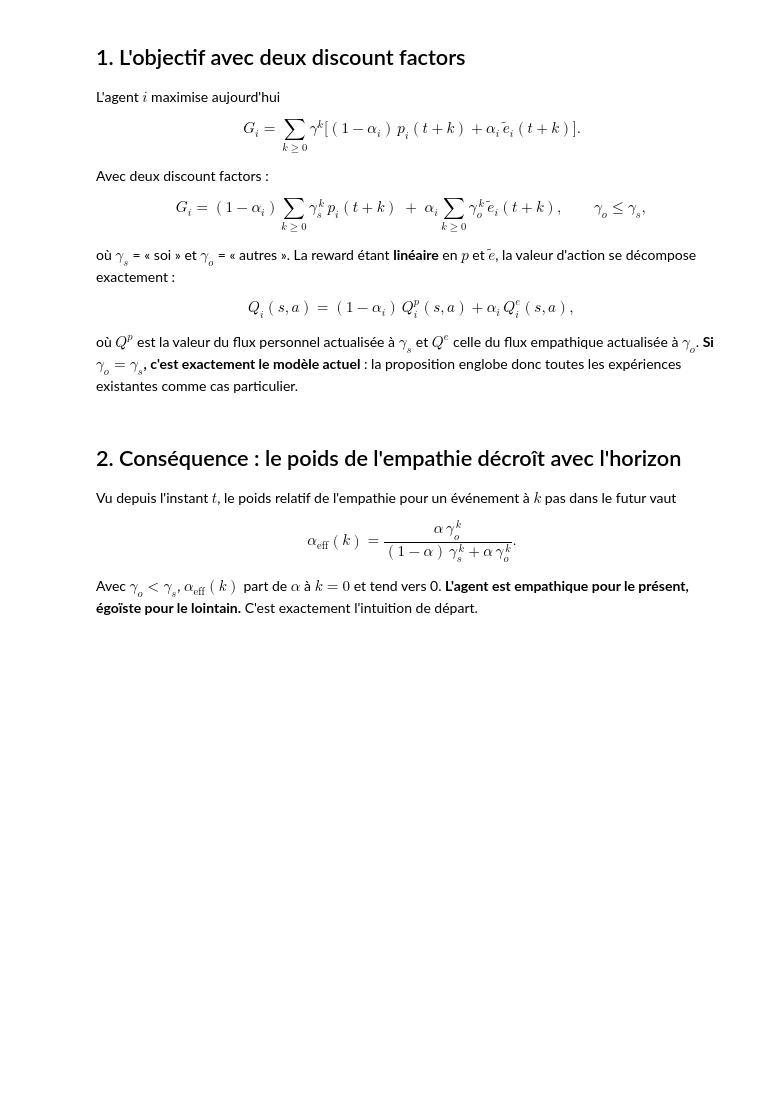
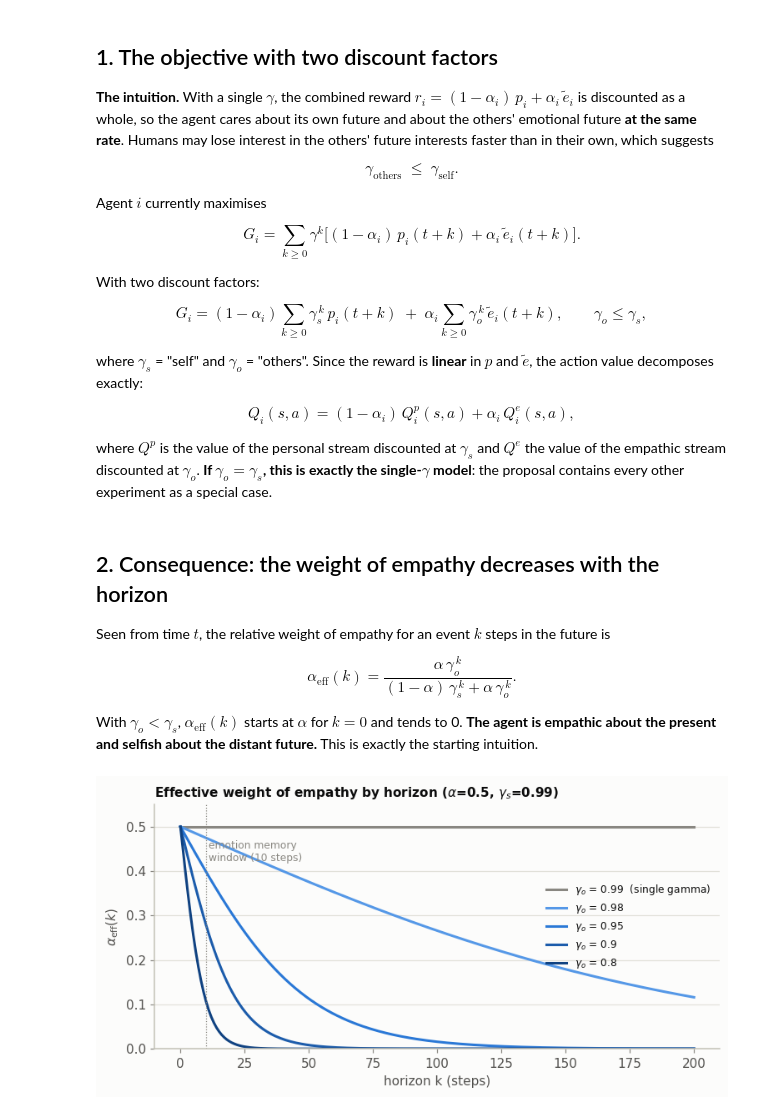
Before and after one commit to EvannR/ISIR, a Jupyter notebook: 03_GT/analysis/analysis_01_social_discount_factor.ipynb, the cells around one changed output. Cells and saved outputs as stored; diff of their text form; code cells hidden in the pictures; blank space fills up the shorter version.

Commit message:
update notebook 01 discount factor analysis

```diff
--- a/03_GT/analysis/analysis_01_social_discount_factor.ipynb
+++ b/03_GT/analysis/analysis_01_social_discount_factor.ipynb
@@ -25,79 +19,83 @@ $$
 # %% [markdown]
-## 1. L'objectif avec deux discount factors
+## 1. The objective with two discount factors
 
-L'agent $i$ maximise aujourd'hui
+**The intuition.** With a single $\gamma$, the combined reward
+$r_i = (1-\alpha_i)\,p_i + \alpha_i\,\tilde e_i$ is discounted as a whole, so the agent cares about
+its own future and about the others' emotional future **at the same rate**. Humans may lose
+interest in the others' future interests faster than in their own, which suggests
+
+$$
+\gamma_{\text{others}} \;\le\; \gamma_{\text{self}} .
+$$
+
+Agent $i$ currently maximises
 
 $$
 G_i = \sum_{k\ge 0} \gamma^k \big[(1-\alpha_i)\,p_i(t+k) + \alpha_i\,\tilde e_i(t+k)\big].
 $$
 
-Avec deux discount factors :
+With two discount factors:
 
 $$
 G_i = (1-\alpha_i)\sum_{k\ge 0} \gamma_s^{\,k}\, p_i(t+k) \;+\; \alpha_i \sum_{k\ge 0} \gamma_o^{\,k}\, \tilde e_i(t+k),
 \qquad \gamma_o \le \gamma_s ,
 $$
 
-où $\gamma_s$ = « soi » et $\gamma_o$ = « autres ». La reward étant **linéaire** en $p$ et $\tilde e$, la valeur
-d'action se décompose exactement :
+where $\gamma_s$ = "self" and $\gamma_o$ = "others". Since the reward is **linear** in $p$ and $\tilde e$, the action
+value decomposes exactly:
 
 $$
 Q_i(s,a) = (1-\alpha_i)\,Q^{p}_i(s,a) + \alpha_i\,Q^{e}_i(s,a),
 $$
 
-où $Q^p$ est la valeur du flux personnel actualisée à $\gamma_s$ et $Q^e$ celle du flux empathique
-actualisée à $\gamma_o$. **Si $\gamma_o = \gamma_s$, c'est exactement le modèle actuel** : la proposition englobe donc
-toutes les expériences existantes comme cas particulier.
+where $Q^p$ is the value of the personal stream discounted at $\gamma_s$ and $Q^e$ the value of the empathic
+stream discounted at $\gamma_o$. **If $\gamma_o = \gamma_s$, this is exactly the single-$\gamma$ model**: the proposal
+contains every other experiment as a special case.
 # %% [markdown]
-## 2. Conséquence : le poids de l'empathie décroît avec l'horizon
+## 2. Consequence: the weight of empathy decreases with the horizon
 
-Vu depuis l'instant $t$, le poids relatif de l'empathie pour un événement à $k$ pas dans le futur vaut
+Seen from time $t$, the relative weight of empathy for an event $k$ steps in the future is
 
 $$
 \alpha_{\text{eff}}(k) = \frac{\alpha\,\gamma_o^{\,k}}{(1-\alpha)\,\gamma_s^{\,k} + \alpha\,\gamma_o^{\,k}} .
 $$
 
-Avec $\gamma_o < \gamma_s$, $\alpha_{\text{eff}}(k)$ part de $\alpha$ à $k=0$ et tend vers 0. **L'agent est empathique pour le
-présent, égoïste pour le lointain.** C'est exactement l'intuition de départ.
+With $\gamma_o < \gamma_s$, $\alpha_{\text{eff}}(k)$ starts at $\alpha$ for $k=0$ and tends to 0. **The agent is empathic about
+the present and selfish about the distant future.** This is exactly the starting intuition.
 # %%
 import numpy as np
 import matplotlib.pyplot as plt
 
-SURFACE = "#fcfcfb"
-INK = {"primary": "#0b0b0b", "secondary": "#52514e", "muted": "#898781", "grid": "#e1e0d9"}
-ORDINAL_BLUE = ["#c3dcf8", "#86b6ef", "#5598e7", "#2a78d6", "#1c5cab", "#104281"]
-plt.rcParams.update({
-    "figure.facecolor": SURFACE, "axes.facecolor": SURFACE, "figure.dpi": 110,
-    "axes.edgecolor": INK["grid"], "axes.labelcolor": INK["secondary"],
-    "xtick.color": INK["muted"], "ytick.color": INK["muted"],
-    "axes.spines.top": False, "axes.spines.right": False,
-    "axes.grid": True, "grid.color": INK["grid"], "grid.linewidth": 0.6,
-})
+from analysis_utils import INK, ORDINAL_BLUE, apply_house_style
+
+apply_house_style()
 
 ALPHA = 0.5
 GAMMA_SELF = 0.99
-GAMMA_OTHERS = [0.99, 0.98, 0.95, 0.9, 0.8]   # 0.99 = modèle actuel
+GAMMA_OTHERS = [0.99, 0.98, 0.95, 0.9, 0.8]   # 0.99 = single-gamma model
 
 def alpha_eff(k, alpha, g_s, g_o):
-    # poids relatif du terme empathique pour un événement à k pas
+    # relative weight of the empathic term for an event k steps ahead
     w_o = alpha * g_o ** k
     w_s = (1 - alpha) * g_s ** k
     return w_o / (w_s + w_o)
 
 k = np.arange(0, 201)
 fig, ax = plt.subplots(figsize=(7, 3.6))
-colors = ["#898781"] + ORDINAL_BLUE[2:]
+colors = [INK["muted"]] + ORDINAL_BLUE[1:]
 for g_o, c in zip(GAMMA_OTHERS, colors):
-    label = rf"$\gamma_o$ = {g_o}" + ("  (actuel)" if g_o == GAMMA_SELF else "")
+    label = rf"$\gamma_o$ = {g_o}" + ("  (single gamma)" if g_o == GAMMA_SELF else "")
     ax.plot(k, alpha_eff(k, ALPHA, GAMMA_SELF, g_o), color=c, lw=2, label=label)
 ax.axvline(10, color=INK["muted"], lw=0.8, ls=":")
-ax.text(11, 0.47, "fenêtre mémoire\ndes émotions (10 pas)", color=INK["muted"], fontsize=8, va="top")
-ax.set_xlabel("horizon k (pas)")
+ax.text(11, 0.47, "emotion memory\nwindow (10 steps)", color=INK["muted"], fontsize=8, va="top")
+ax.set_xlabel("horizon k (steps)")
 ax.set_ylabel(r"$\alpha_{\mathrm{eff}}(k)$")
-ax.set_title(rf"Poids effectif de l'empathie selon l'horizon ($\alpha$={ALPHA}, $\gamma_s$={GAMMA_SELF})",
+ax.set_title(rf"Effective weight of empathy by horizon ($\alpha$={ALPHA}, $\gamma_s$={GAMMA_SELF})",
              loc="left", fontsize=10, color=INK["primary"])
 ax.set_ylim(0, 0.55)
 ax.legend(frameon=False, fontsize=8)
 plt.tight_layout()
 plt.show()
+# %% [output]
+[figure, added]
 # %% [markdown]
```
Also changed, not shown: parts of 18 cells of this notebook.
